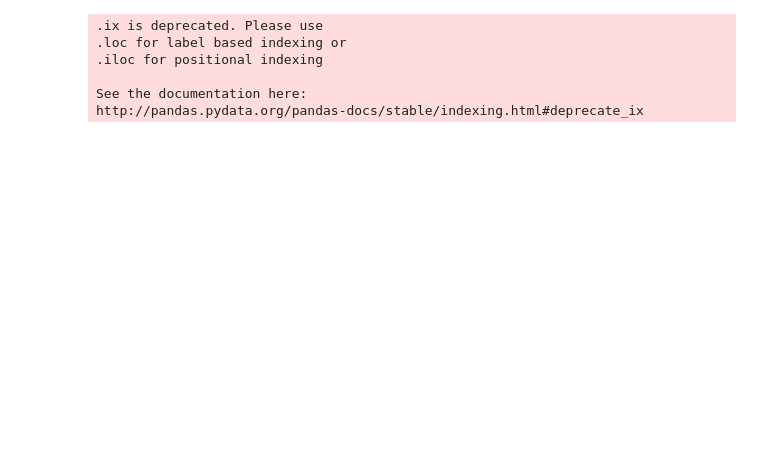
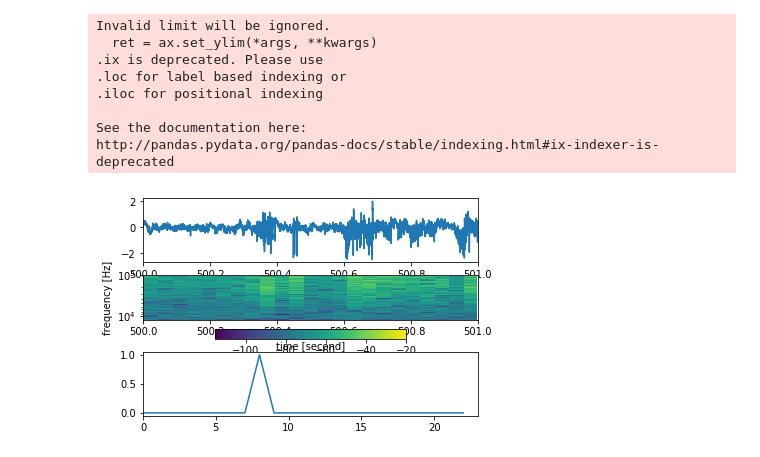
Before and after one commit to kitada4010/sbc, a Jupyter notebook: python/jupyter/Untitled7.ipynb, the cells around one changed output. Cells and saved outputs as stored; diff of their text form; code cells hidden in the pictures; blank space fills up the shorter version.

```diff
--- a/python/jupyter/Untitled7.ipynb
+++ b/python/jupyter/Untitled7.ipynb
@@ -6,9 +6,9 @@ import wave
 #import sys
 from mpl_toolkits.axes_grid1 import make_axes_locatable
 from pylab import *
-#with open('/home/hera/nodoka/home2/nodoka/spike-data/25kHz-data/B39 Rd.pickle', mode='rb') as fp:
+with open('/home/hera/nodoka/home2/nodoka/spike-data/25kHz-data/B39 Rd.pickle', mode='rb') as fp:
 #with open('/home/nodoka/spike-data/25kHz-data/B39 Rd.pickle', mode='rb') as fp:
-with open('/Volumes/NO NAME/25kHz-data/B39 Rd.pickle',mode='rb') as fp:
+#with open('/Volumes/NO NAME/25kHz-data/B39 Rd.pickle',mode='rb') as fp:
     df = pickle.load(fp)
 
 ####base---------------------------------------------------------------------------------------------
@@ -76,32 +76,36 @@ ylabel("frequency [Hz]")
 plt.colorbar(orientation='horizontal')
 #fig = plt.figure()
 #ax = plt.subplot(311)
 
 #image = ax.pcolormesh(freqs, im, a)
 #ax.axis("image")
 
 #fig, ax = plt.subplots()
 
 #divider = make_axes_locatable(ax)
 #ax_cb = divider.new_horizontal(size="2%", pad=0.05)
 #fig.add_axes(ax_cb)
 #plt.colorbar(cax=ax_cb)
 plt.subplot(3,1,3)
 spec = pd.DataFrame(pxx)
 #print(spec)
 #print(spec.ix[1024])
 xlim(0,len(spec.columns))
 #plt.plot((spec.ix[1000]>8.0e-08) & (spec.ix[600]>8.0e-08))
 #plt.plot((spec.ix[600]>8.0e-08))
 plt.plot((spec.ix[600]>3.0e-07))
 
-plt.savefig('B39tamesis_spec-ripple.png',dpi=300)
+plt.show()
+#plt.savefig('B39tamesis_spec-ripple.png',dpi=300)
 
 del specdataa, pxx, freqs, bins, im, spec
 # %% [output]
+Invalid limit will be ignored.
+  ret = ax.set_ylim(*args, **kwargs)
 .ix is deprecated. Please use
 .loc for label based indexing or
 .iloc for positional indexing
 
 See the documentation here:
-http://pandas.pydata.org/pandas-docs/stable/indexing.html#deprecate_ix
+http://pandas.pydata.org/pandas-docs/stable/indexing.html#ix-indexer-is-deprecated
+[figure, added]
```
Also changed, not shown: parts of 1 cell of this notebook, 1 other file.
